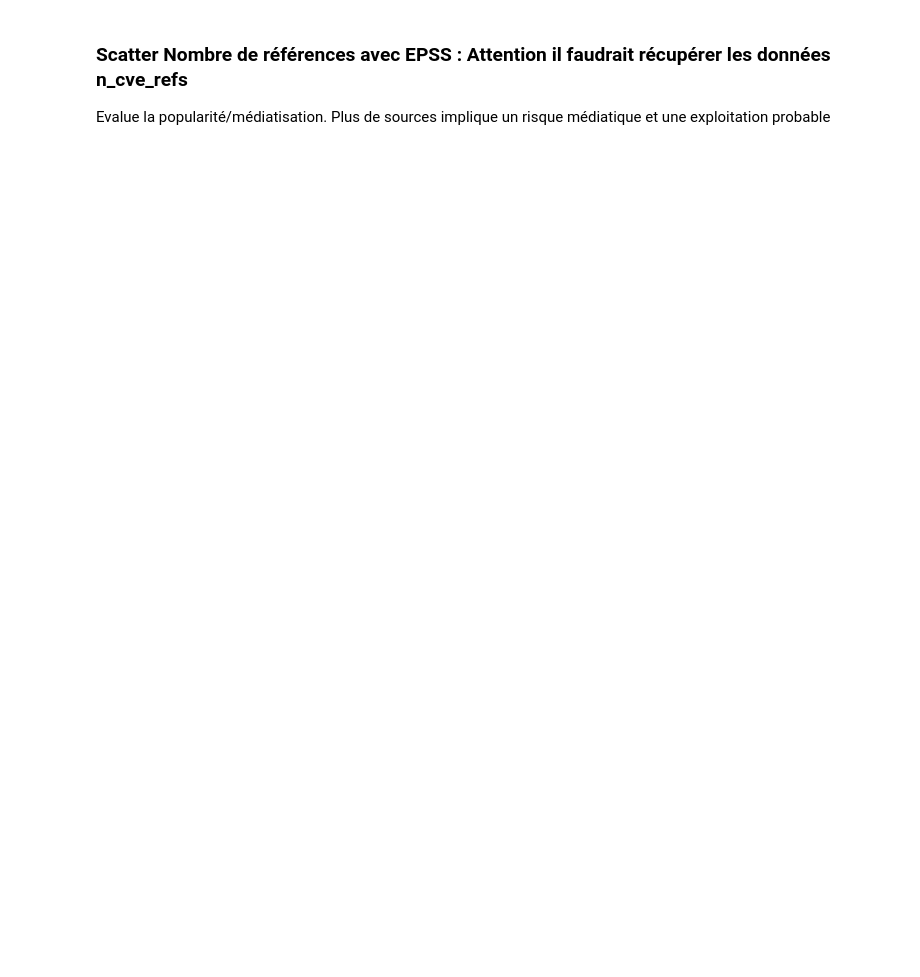
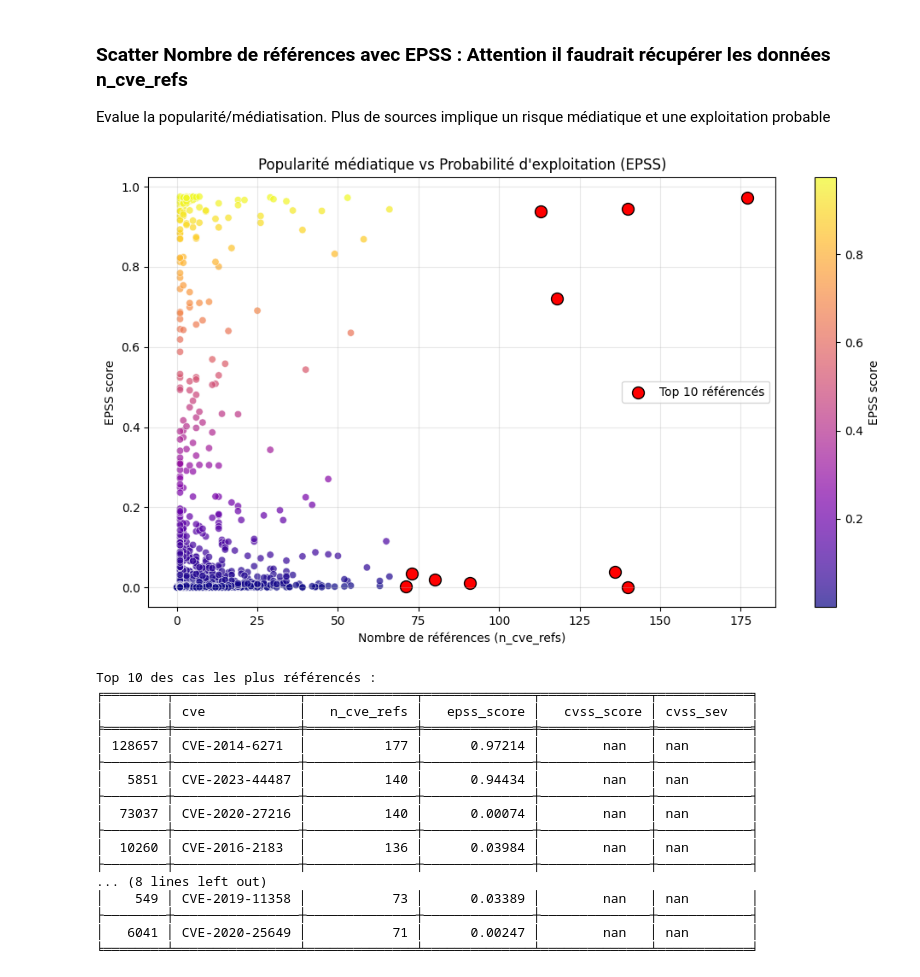
Before and after one commit to DorDNS/AtelierDS_PRJ, a Jupyter notebook: notebooks/analysis.ipynb, the cells around one changed output. Cells and saved outputs as stored; diff of their text form; code cells hidden in the pictures; blank space fills up the shorter version.

```diff
--- a/notebooks/analysis.ipynb
+++ b/notebooks/analysis.ipynb
@@ -543,3 +593,71 @@ plt.tight_layout();  plt.show()
 ### Scatter Nombre de références avec EPSS : Attention il faudrait récupérer les données n_cve_refs
 
 Evalue la popularité/médiatisation. Plus de sources implique un risque médiatique et une exploitation probable
+# %%
+from tabulate import tabulate
+
+# Trier les données par le nombre de références (n_cve_refs) en ordre décroissant
+top_referenced_cases = df_unique.nlargest(10, "n_cve_refs").copy()
+
+# Mettre en évidence ces cas dans le graphique
+plt.figure(figsize=(10, 6))
+
+# Tracé du nuage de points
+scatter = plt.scatter(
+    df_unique["n_cve_refs"],
+    df_unique["epss_score"],
+    c=df_unique["epss_score"],  # Utiliser les scores EPSS pour la couleur
+    alpha=0.7,
+    edgecolors="white",
+    cmap="plasma",
+    linewidths=0.5
+)
+
+# Ajouter les cas top 10 avec une couleur différente
+plt.scatter(
+    top_referenced_cases["n_cve_refs"],
+    top_referenced_cases["epss_score"],
+    color="red",
+    edgecolors="black",
+    label="Top 10 référencés",
+    s=100
+)
+
+# Ajouter une barre de couleur
+plt.colorbar(scatter, label="EPSS score")
+
+plt.xlabel("Nombre de références (n_cve_refs)")
+plt.ylabel("EPSS score")
+plt.title("Popularité médiatique vs Probabilité d'exploitation (EPSS)")
+plt.legend()
+plt.grid(alpha=0.3)
+plt.tight_layout()
+plt.show()
+
+# Afficher le tableau complémentaire
+
+print("Top 10 des cas les plus référencés :")
+print(tabulate(
+    top_referenced_cases[["cve", "n_cve_refs", "epss_score", "cvss_score", "cvss_sev"]],
+    headers="keys",
+    tablefmt="fancy_grid"
+))
+# %% [output]
+[figure, added]
+Top 10 des cas les plus référencés :
+╒════════╤════════════════╤══════════════╤══════════════╤══════════════╤════════════╕
+│        │ cve            │   n_cve_refs │   epss_score │   cvss_score │ cvss_sev   │
+╞════════╪════════════════╪══════════════╪══════════════╪══════════════╪════════════╡
+│ 128657 │ CVE-2014-6271  │          177 │      0.97214 │        nan   │ nan        │
+├────────┼────────────────┼──────────────┼──────────────┼──────────────┼────────────┤
+│   5851 │ CVE-2023-44487 │          140 │      0.94434 │        nan   │ nan        │
+├────────┼────────────────┼──────────────┼──────────────┼──────────────┼────────────┤
+│  73037 │ CVE-2020-27216 │          140 │      0.00074 │        nan   │ nan        │
+├────────┼────────────────┼──────────────┼──────────────┼──────────────┼────────────┤
+│  10260 │ CVE-2016-2183  │          136 │      0.03984 │        nan   │ nan        │
+├────────┼────────────────┼──────────────┼──────────────┼──────────────┼────────────┤
+... (8 lines left out)
+│    549 │ CVE-2019-11358 │           73 │      0.03389 │        nan   │ nan        │
+├────────┼────────────────┼──────────────┼──────────────┼──────────────┼────────────┤
+│   6041 │ CVE-2020-25649 │           71 │      0.00247 │        nan   │ nan        │
+╘════════╧════════════════╧══════════════╧══════════════╧══════════════╧════════════╛
```
Also changed, not shown: parts of 13 cells of this notebook, 1 other file.
